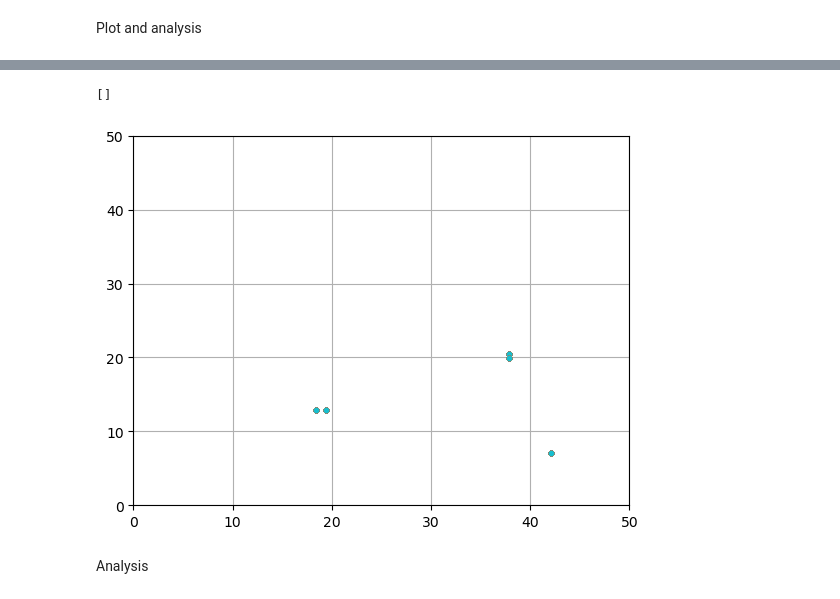
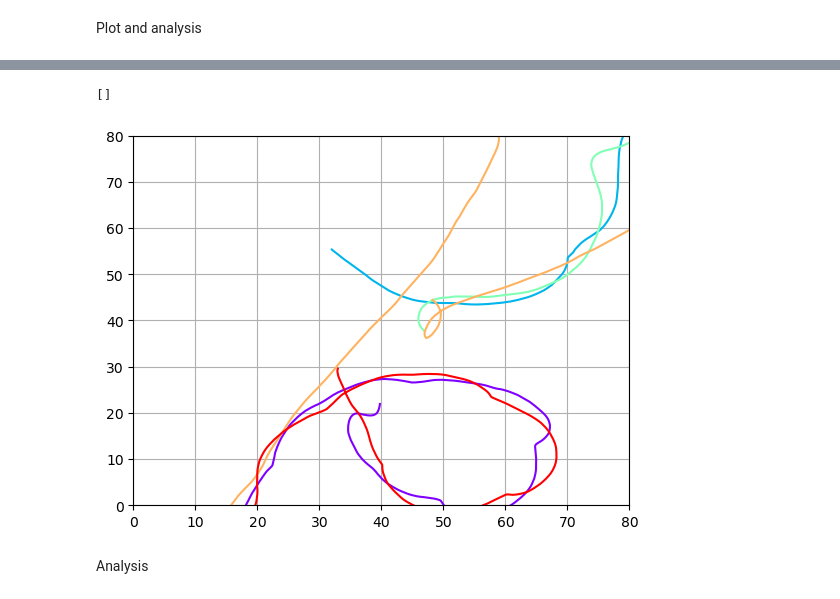
Before and after one commit to Bobomoto/PHYS250-Final-Project, a Jupyter notebook: Finalproject.ipynb, the cells around one changed output, grey strips where cells are left out. Cells and saved outputs as stored; diff of their text form; code cells hidden in the pictures.

Commit message:
fixed trajectory plotting

```diff
--- a/Finalproject.ipynb
+++ b/Finalproject.ipynb
@@ -125,7 +127,7 @@ for i in np.arange(N):
 #we can also change the fish to only respond to a certain angle of neighbor, like -pi/3 to pi/3 rad
 #error about 0.25 maybe, can change
 
-def updatefish(positions,radorientations,speeds,velocity, time = 0, timestep = 0.1, maxa = 0.8, maxdwdt = 0.5, erroracc = 0.5, errordwdt = 0.5):
+def updatefish(positions,radorientations,speeds,velocity, arenasize, time = 0, timestep = 0.1, maxa = 0.8, maxdwdt = 0.5, erroracc = 0.5, errordwdt = 0.5):
     copypositions = positions.copy()
     time += timestep
     t = timestep
@@ -133,6 +135,8 @@ def updatefish(positions,radorientations,speeds,velocity, time = 0, timestep = 0
     maxspeed = 10
     minspeed = 0
     for i in np.arange(N):
+        #find distance and angle to wall
+
         #first find the nearest neighbor
         neighindex, neighdist, dist = findnearestneighbor(i, copypositions[i], copypositions)
         #find its dotproduct
@@ -165,6 +169,12 @@ def updatefish(positions,radorientations,speeds,velocity, time = 0, timestep = 0
         elif neighdist < 2: #radpersecond
             radorientations[i] = radorientations[i] -  dwdt*t
 
+        #add repulsive force towards wall
+
+        if neighdist > 2: #radpersecond
+            radorientations[i] = radorientations[i] + dwdt*t
+        elif neighdist < 2: #radpersecond
+            radorientations[i] = radorientations[i] -  dwdt*t
 
         #update velocity
         velocity[i] = (speeds[i]*np.cos(radorientations[i]),speeds[i]*np.sin(radorientations[i]))
@@ -226,20 +236,19 @@ def plot(coords, radorientations, arenasize, title = '', fishmarker = fmarker):
     ax.grid()
     plt.plot()
 # %%
-numiterations = 10
-poolsize = 50
-numfish = 2
+numiterations = 1000
+poolsize = 80
+numfish = 5
 time = 0
 
 positionarray = []
 
-pos, motorientations, motspeeds, motvelocity = initialize(numfish,10,40)
+pos, motorientations, motspeeds, motvelocity = initialize(numfish,20,60)
 plot(pos,motorientations,poolsize, 't = 0')
 
 for i in np.arange(numiterations):
     pos, motorientations, motspeeds, motvelocity, time = updatefish(pos, motorientations, motspeeds, motvelocity, time)
-    print(pos)
-    positionarray.append(pos)
+    positionarray.append(copy.deepcopy(pos))
 
 plot(pos,motorientations,poolsize, f't = {time}')
 # %% [output]
@@ -271,21 +257,23 @@ positionarray
 # %%
 fig, ax = plt.subplots()
+
+colors = cm.rainbow(np.linspace(0, 1, numfish))
 
 for n in np.arange(numfish):
     coordinates = []
     for i in np.arange(numiterations):
         coordinates.append(positionarray[i][n])
     fishcoordsx, fishcoordsy = zip(*coordinates)
-    for i in np.arange(numiterations):
-        ax.plot(fishcoordsx[i],fishcoordsy[i], marker = '.')
+    ax.plot(fishcoordsx, fishcoordsy, color=colors[n])
+    ax.plot(fishcoordsx[-1], fishcoordsy[-1], marker='o', color=colors[n])
 
 ax.set_xlim(0,poolsize)
 ax.set_ylim(0,poolsize)
 ax.grid()
 plt.plot()
 # %% [output]
 []
-[figure, old version]
+[figure, new version]
 # %%
 # fig, ax = plt.subplots()
 
```
Also changed, not shown: parts of 4 cells of this notebook.
